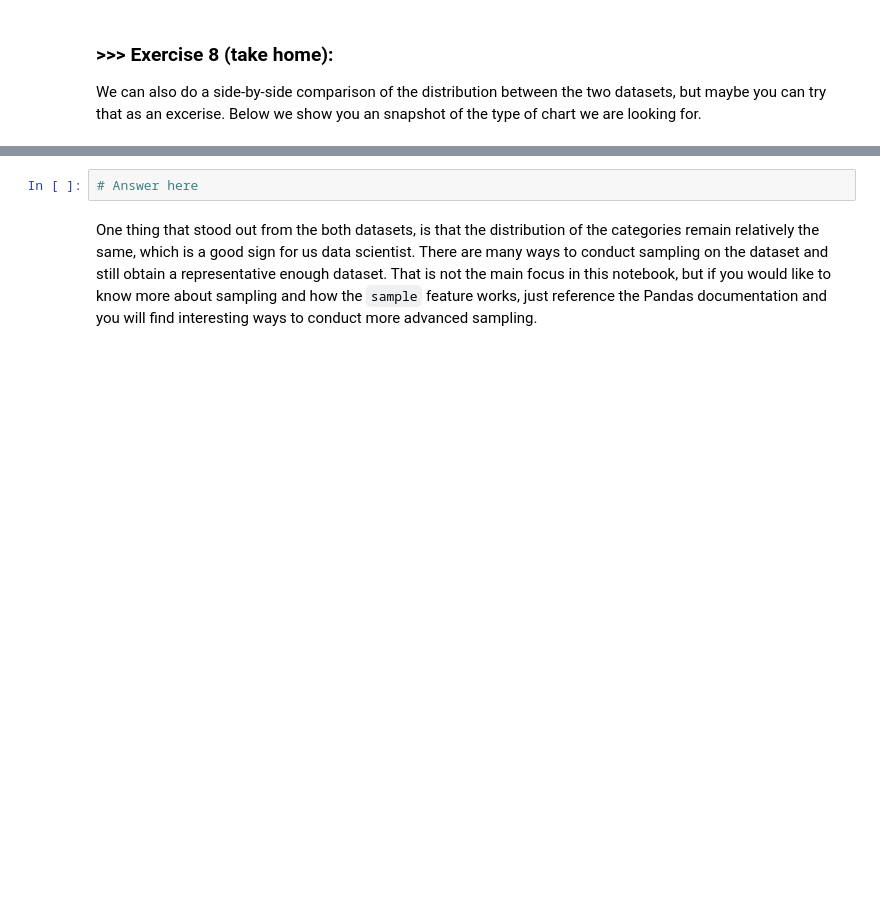
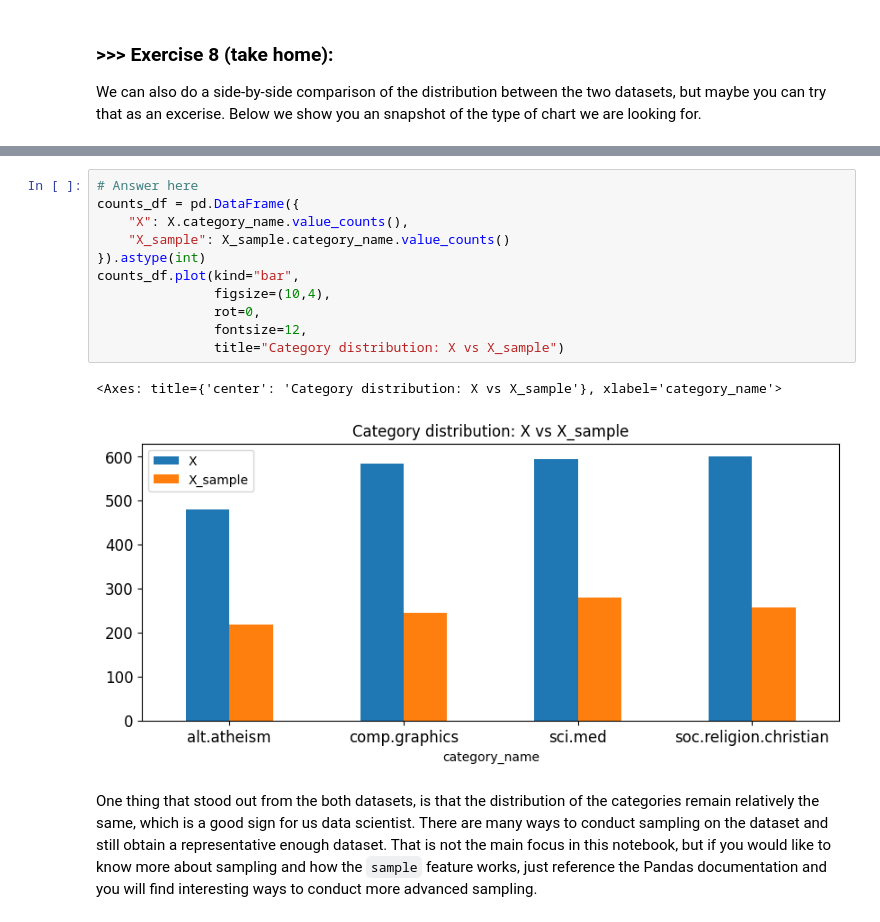
Before and after one commit to hongming1004/DM2025-Lab1-Exercise, a Jupyter notebook: DM2025-Lab1-Master.ipynb, the cells around one changed output, grey strips where cells are left out. Saved outputs shown, nothing was run; the diff lists cells and outputs as text; blank space fills up the shorter version.

```diff
--- a/DM2025-Lab1-Master.ipynb
+++ b/DM2025-Lab1-Master.ipynb
@@ -791,8 +808,20 @@ Notice that for the `ylim` parameters we hardcoded the maximum value for y. Is i
 We can also do a side-by-side comparison of the distribution between the two datasets, but maybe you can try that as an excerise. Below we show you an snapshot of the type of chart we are looking for.
 # %% [markdown]
 ![alt txt](https://i.imgur.com/9eO431H.png)
-# %%
-# Answer here
+# %%
+# Answer here
+counts_df = pd.DataFrame({
+    "X": X.category_name.value_counts(),
+    "X_sample": X_sample.category_name.value_counts()
+}).astype(int)
+counts_df.plot(kind="bar",
+               figsize=(10,4),
+               rot=0,
+               fontsize=12,
+               title="Category distribution: X vs X_sample")
+# %% [output]
+<Axes: title={'center': 'Category distribution: X vs X_sample'}, xlabel='category_name'>
+[figure, added]
 # %% [markdown]
 One thing that stood out from the both datasets, is that the distribution of the categories remain relatively the same, which is a good sign for us data scientist. There are many ways to conduct sampling on the dataset and still obtain a representative enough dataset. That is not the main focus in this notebook, but if you would like to know more about sampling and how the `sample` feature works, just reference the Pandas documentation and you will find interesting ways to conduct more advanced sampling.
 # %% [markdown]
```
Also changed, not shown: parts of 11 cells of this notebook, 1 other file.
